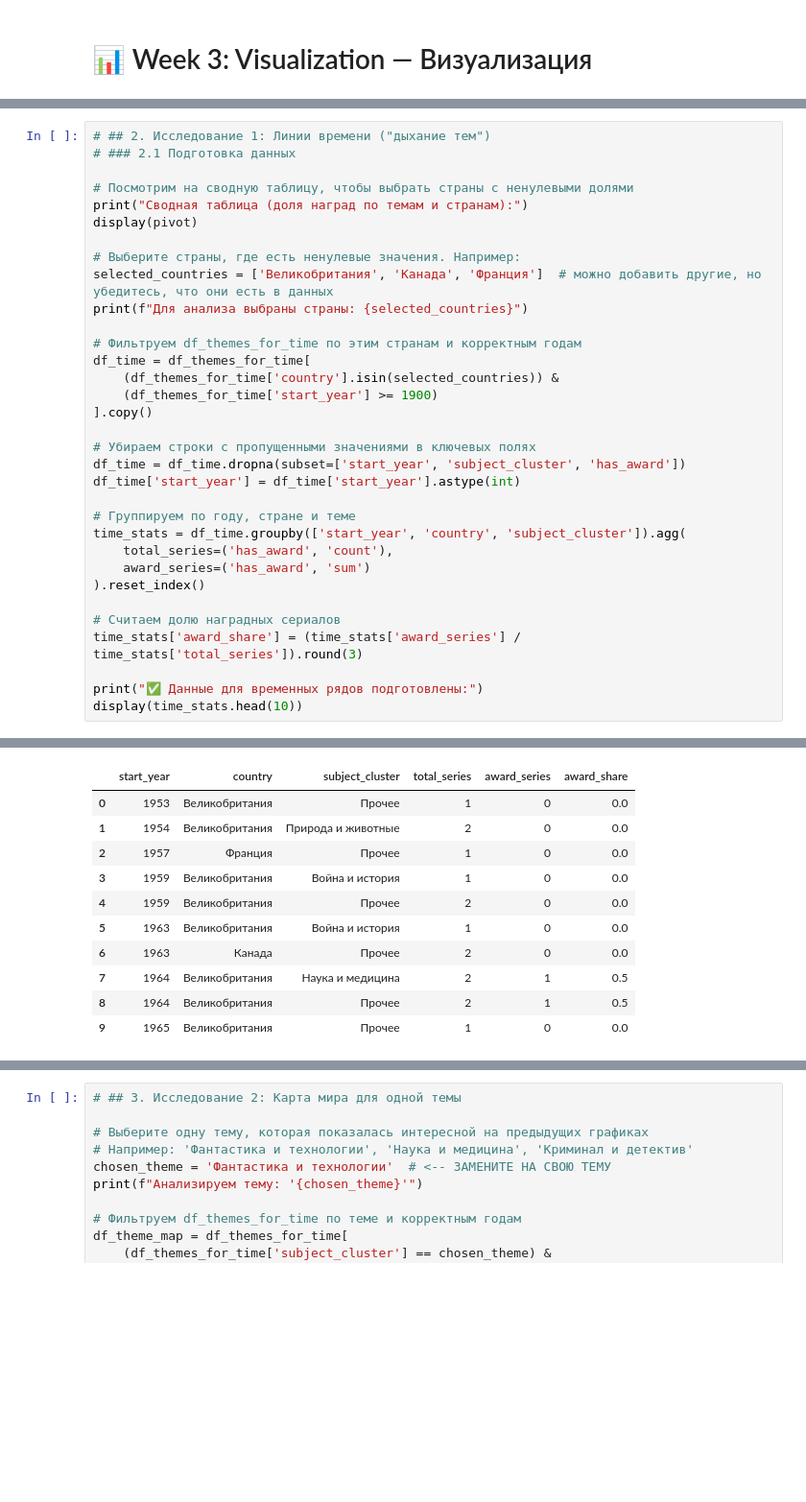
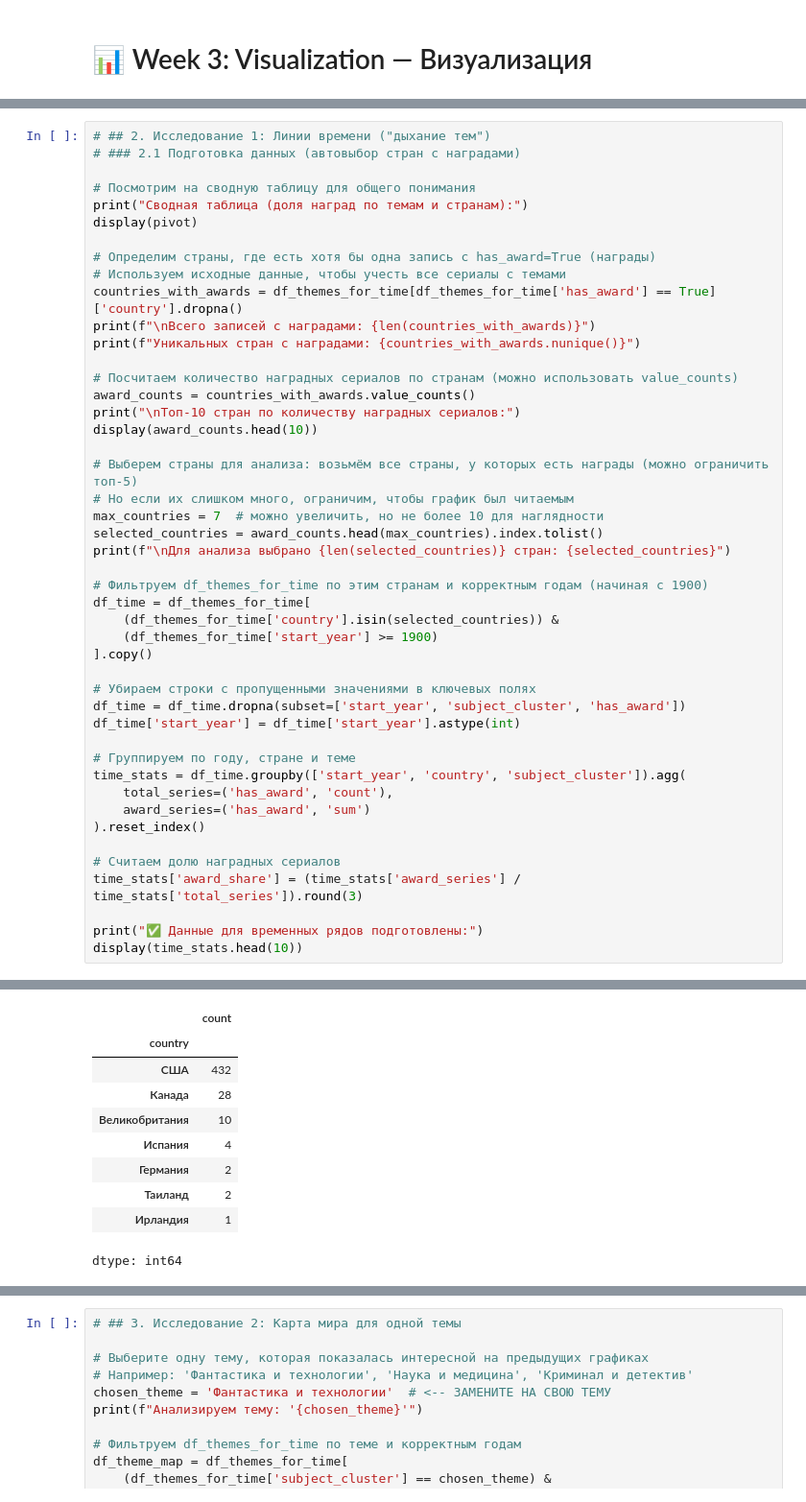
Before and after one commit to anmyvla-beep/python-ai-Mysttonen-Angelika, a Jupyter notebook: notebooks/week3_visualization.ipynb, the cells around one changed output, grey strips where cells are left out. Shown at 96% size. Saved outputs shown, nothing was run; the diff lists cells and outputs as text; blank space fills up the shorter version.

```diff
--- a/notebooks/week3_visualization.ipynb
+++ b/notebooks/week3_visualization.ipynb
@@ -207,17 +207,30 @@ print("\n🎉 Все данные для Week 3 загружены и подго
 🎉 Все данные для Week 3 загружены и подготовлены!
 # %%
 # ## 2. Исследование 1: Линии времени ("дыхание тем")
-# ### 2.1 Подготовка данных
+# ### 2.1 Подготовка данных (автовыбор стран с наградами)
 
-# Посмотрим на сводную таблицу, чтобы выбрать страны с ненулевыми долями
+# Посмотрим на сводную таблицу для общего понимания
 print("Сводная таблица (доля наград по темам и странам):")
 display(pivot)
 
-# Выберите страны, где есть ненулевые значения. Например:
-selected_countries = ['Великобритания', 'Канада', 'Франция']  # можно добавить другие, но убедитесь, что они есть в данных
-print(f"Для анализа выбраны страны: {selected_countries}")
+# Определим страны, где есть хотя бы одна запись с has_award=True (награды)
+# Используем исходные данные, чтобы учесть все сериалы с темами
+countries_with_awards = df_themes_for_time[df_themes_for_time['has_award'] == True]['country'].dropna()
+print(f"\nВсего записей с наградами: {len(countries_with_awards)}")
+print(f"Уникальных стран с наградами: {countries_with_awards.nunique()}")
 
-# Фильтруем df_themes_for_time по этим странам и корректным годам
+# Посчитаем количество наградных сериалов по странам (можно использовать value_counts)
+award_counts = countries_with_awards.value_counts()
+print("\nТоп-10 стран по количеству наградных сериалов:")
+display(award_counts.head(10))
+
+# Выберем страны для анализа: возьмём все страны, у которых есть награды (можно ограничить топ-5)
+# Но если их слишком много, ограничим, чтобы график был читаемым
+max_countries = 7  # можно увеличить, но не более 10 для наглядности
+selected_countries = award_counts.head(max_countries).index.tolist()
+print(f"\nДля анализа выбрано {len(selected_countries)} стран: {selected_countries}")
+
+# Фильтруем df_themes_for_time по этим странам и корректным годам (начиная с 1900)
 df_time = df_themes_for_time[
     (df_themes_for_time['country'].isin(selected_countries)) &
     (df_themes_for_time['start_year'] >= 1900)
@@ -264,11 +279,10 @@ display(time_stats.head(10))
-|  | start_year | country | subject_cluster | total_series | award_series | award_share |
-| 0 | 1953 | Великобритания | Прочее | 1 | 0 | 0.0 |
-| 1 | 1954 | Великобритания | Природа и животные | 2 | 0 | 0.0 |
-| 2 | 1957 | Франция | Прочее | 1 | 0 | 0.0 |
-| 3 | 1959 | Великобритания | Война и история | 1 | 0 | 0.0 |
-| 4 | 1959 | Великобритания | Прочее | 2 | 0 | 0.0 |
-| 5 | 1963 | Великобритания | Война и история | 1 | 0 | 0.0 |
-| 6 | 1963 | Канада | Прочее | 2 | 0 | 0.0 |
-| 7 | 1964 | Великобритания | Наука и медицина | 2 | 1 | 0.5 |
-| 8 | 1964 | Великобритания | Прочее | 2 | 1 | 0.5 |
-| 9 | 1965 | Великобритания | Прочее | 1 | 0 | 0.0 |
+|  | count |
+| country |  |
+| США | 432 |
+| Канада | 28 |
+| Великобритания | 10 |
+| Испания | 4 |
+| Германия | 2 |
+| Таиланд | 2 |
+| Ирландия | 1 |
+dtype: int64
```
Also changed, not shown: parts of 7 cells of this notebook.
